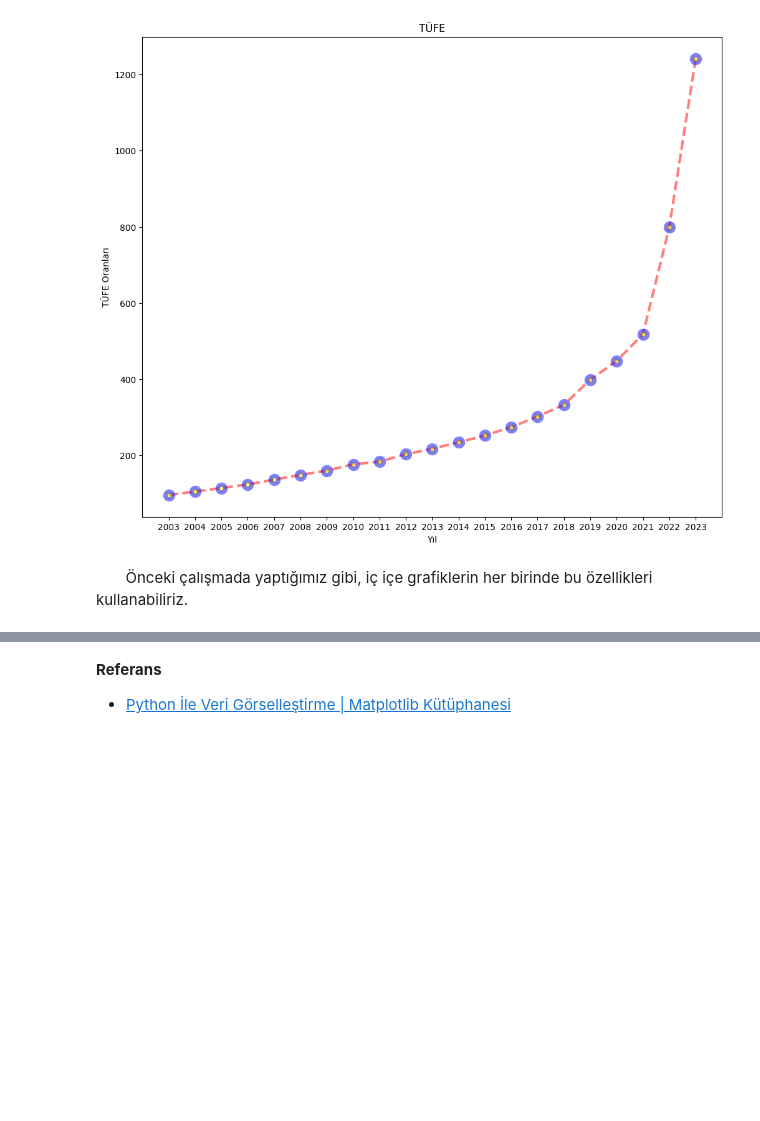
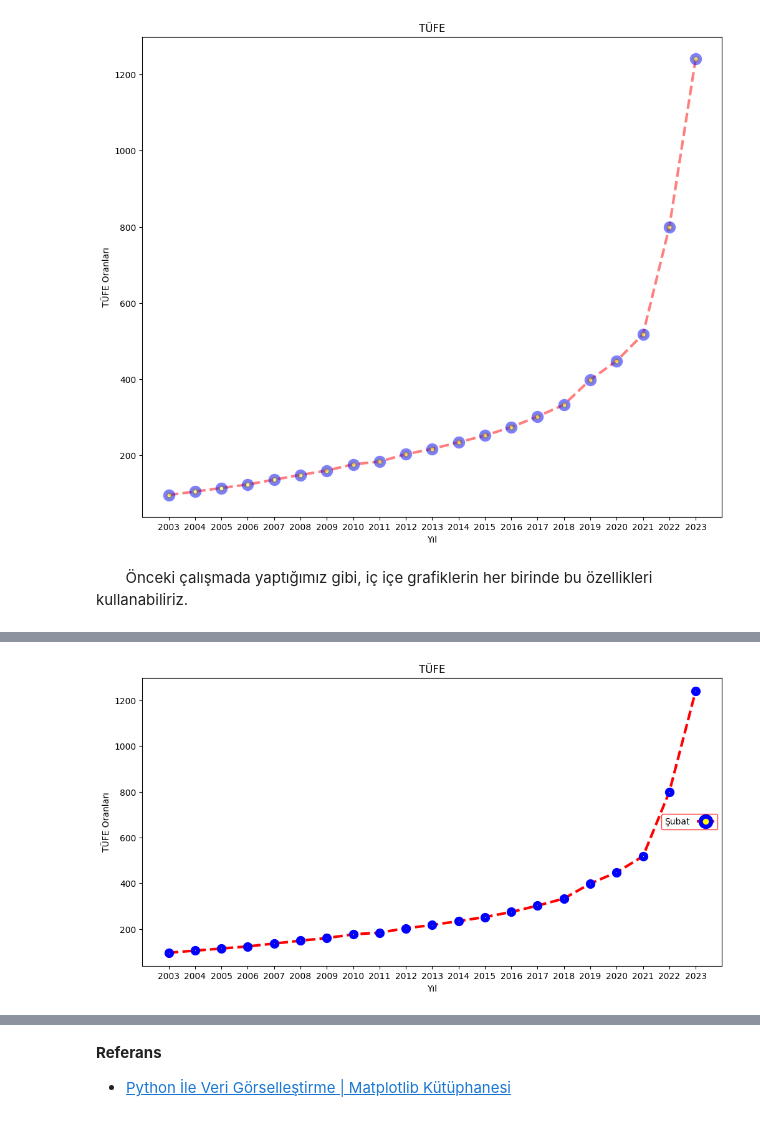
Before and after one commit to brkyyrr/calisma_dokumanlarim, a Jupyter notebook: Matplotlib/matplotlib.ipynb, the cells around one changed output, grey strips where cells are left out. Drawn from its saved outputs; the diff is of its cells as text; code cells hidden in the pictures; blank space fills up the shorter version.

```diff
--- a/Matplotlib/matplotlib.ipynb
+++ b/Matplotlib/matplotlib.ipynb
@@ -141,0 +186,13 @@ plt.show()
+# %%
+plt.figure(figsize=(12,6))
+plt.plot(data.index, data["Şubat"],color="red",linewidth=3,
+        linestyle="--",marker="o",markerfacecolor="yellow",
+        markeredgewidth=5,markeredgecolor="blue")
+plt.title("TÜFE")
+plt.xlabel("Yıl")
+plt.ylabel("TÜFE Oranları")
+plt.legend(["Şubat"],loc=5,fontsize="medium",
+           markerscale=2,markerfirst=False,edgecolor="r")
+plt.show()
+# %% [output]
+[figure, added]
```
Also changed, not shown: parts of 15 cells of this notebook, 2 other files.
